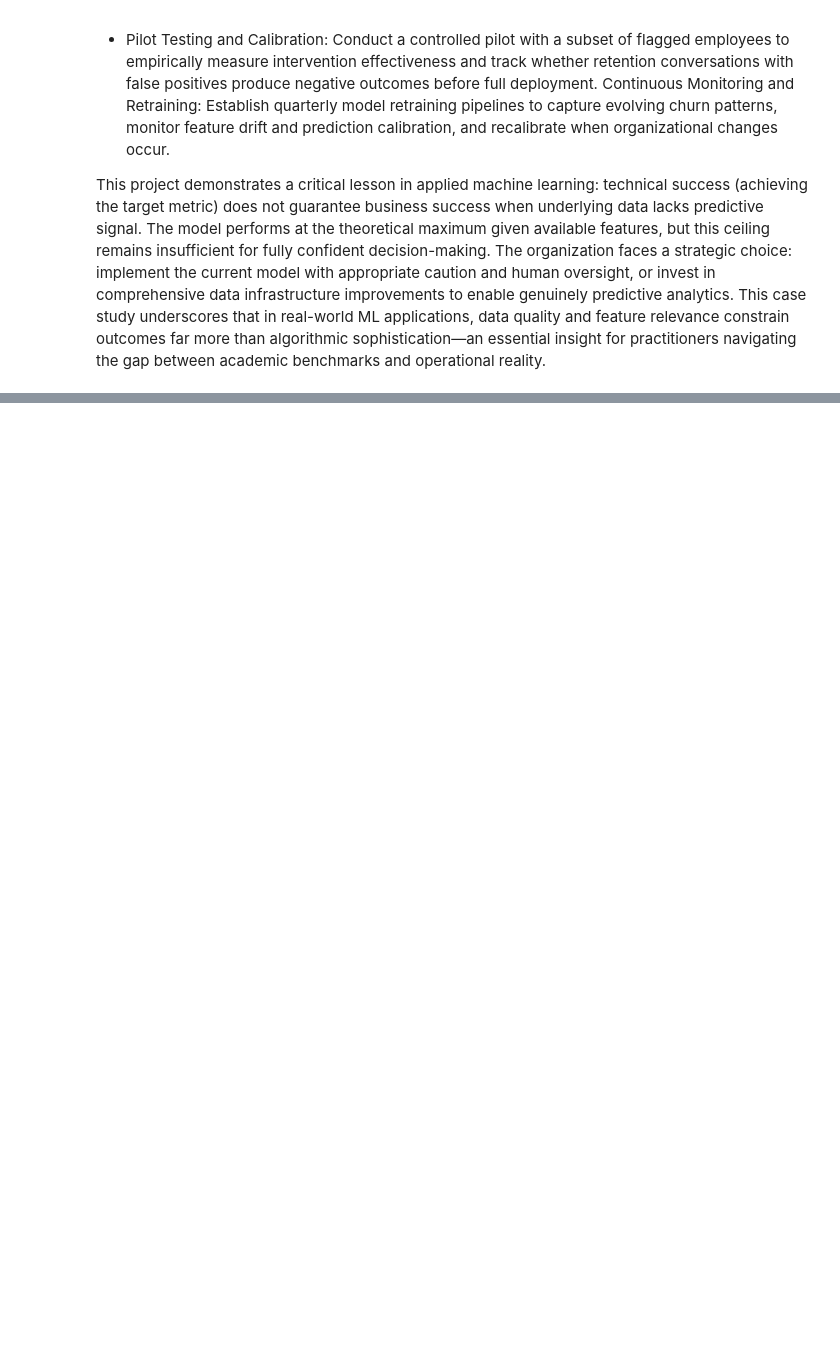
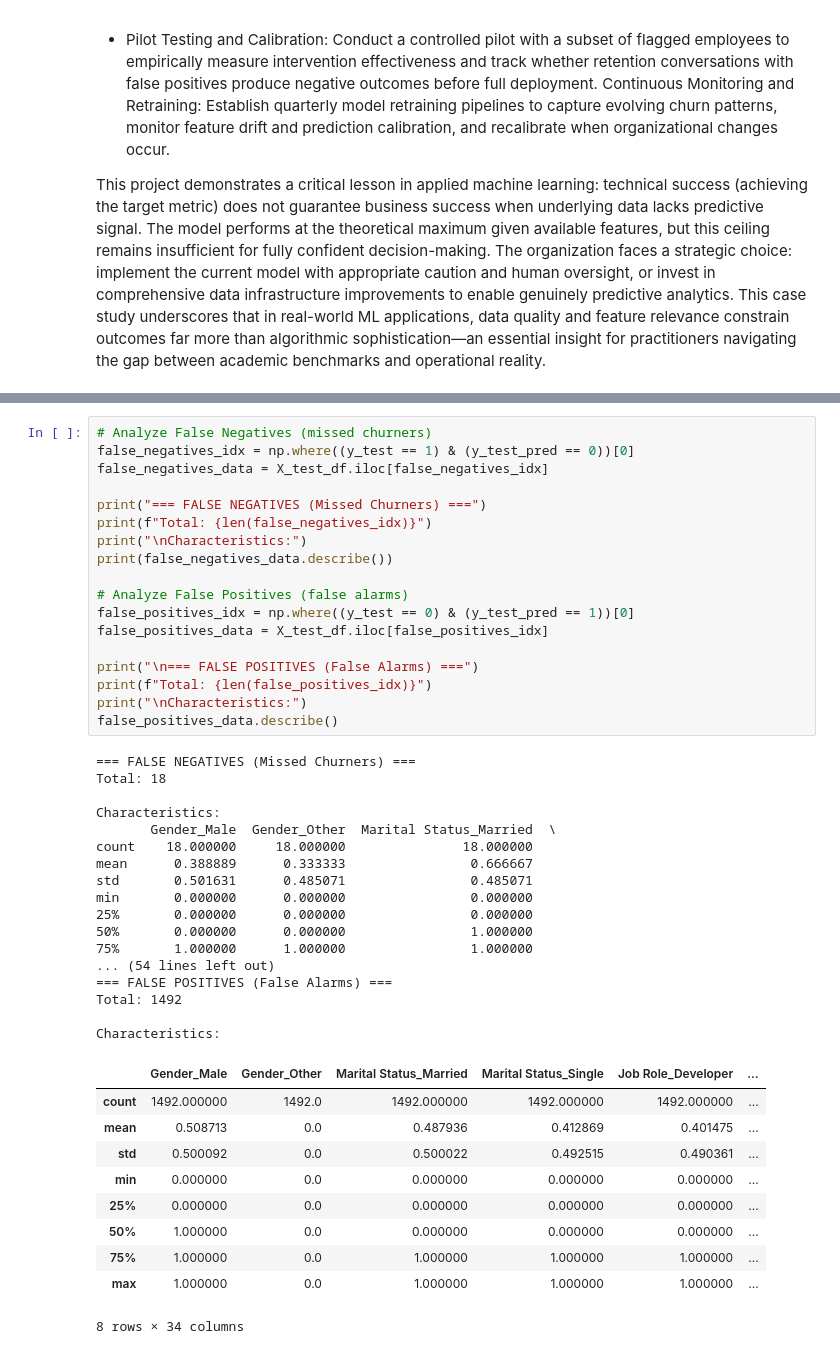
Before and after one commit to dalex2888/AML-3303, a Jupyter notebook: Employee Churn Case Study/Case_study.ipynb, the cells around one changed output, grey strips where cells are left out. Drawn from its saved outputs; the diff is of its cells as text; blank space fills up the shorter version.

```diff
--- a/Employee Churn Case Study/Case_study.ipynb
+++ b/Employee Churn Case Study/Case_study.ipynb
@@ -1272,0 +1322,46 @@ This project demonstrates a critical lesson in applied machine learning: technic
+# %%
+# Analyze False Negatives (missed churners)
+false_negatives_idx = np.where((y_test == 1) & (y_test_pred == 0))[0]
+false_negatives_data = X_test_df.iloc[false_negatives_idx]
+
+print("=== FALSE NEGATIVES (Missed Churners) ===")
+print(f"Total: {len(false_negatives_idx)}")
+print("\nCharacteristics:")
+print(false_negatives_data.describe())
+
+# Analyze False Positives (false alarms)
+false_positives_idx = np.where((y_test == 0) & (y_test_pred == 1))[0]
+false_positives_data = X_test_df.iloc[false_positives_idx]
+
+print("\n=== FALSE POSITIVES (False Alarms) ===")
+print(f"Total: {len(false_positives_idx)}")
+print("\nCharacteristics:")
+false_positives_data.describe()
+# %% [output]
+=== FALSE NEGATIVES (Missed Churners) ===
+Total: 18
+
+Characteristics:
+       Gender_Male  Gender_Other  Marital Status_Married  \
+count    18.000000     18.000000               18.000000
+mean      0.388889      0.333333                0.666667
+std       0.501631      0.485071                0.485071
+min       0.000000      0.000000                0.000000
+25%       0.000000      0.000000                0.000000
+50%       0.000000      0.000000                1.000000
+75%       1.000000      1.000000                1.000000
+... (54 lines left out)
+=== FALSE POSITIVES (False Alarms) ===
+Total: 1492
+
+Characteristics:
+|  | Gender_Male | Gender_Other | Marital Status_Married | Marital Status_Single | Job Role_Developer | ... |
+| count | 1492.000000 | 1492.0 | 1492.000000 | 1492.000000 | 1492.000000 | ... |
+| mean | 0.508713 | 0.0 | 0.487936 | 0.412869 | 0.401475 | ... |
+| std | 0.500092 | 0.0 | 0.500022 | 0.492515 | 0.490361 | ... |
+| min | 0.000000 | 0.0 | 0.000000 | 0.000000 | 0.000000 | ... |
+| 25% | 0.000000 | 0.0 | 0.000000 | 0.000000 | 0.000000 | ... |
+| 50% | 1.000000 | 0.0 | 0.000000 | 0.000000 | 0.000000 | ... |
+| 75% | 1.000000 | 0.0 | 1.000000 | 1.000000 | 1.000000 | ... |
+| max | 1.000000 | 0.0 | 1.000000 | 1.000000 | 1.000000 | ... |
+8 rows × 34 columns
```
Also changed, not shown: parts of 7 cells of this notebook, 2 other files.
